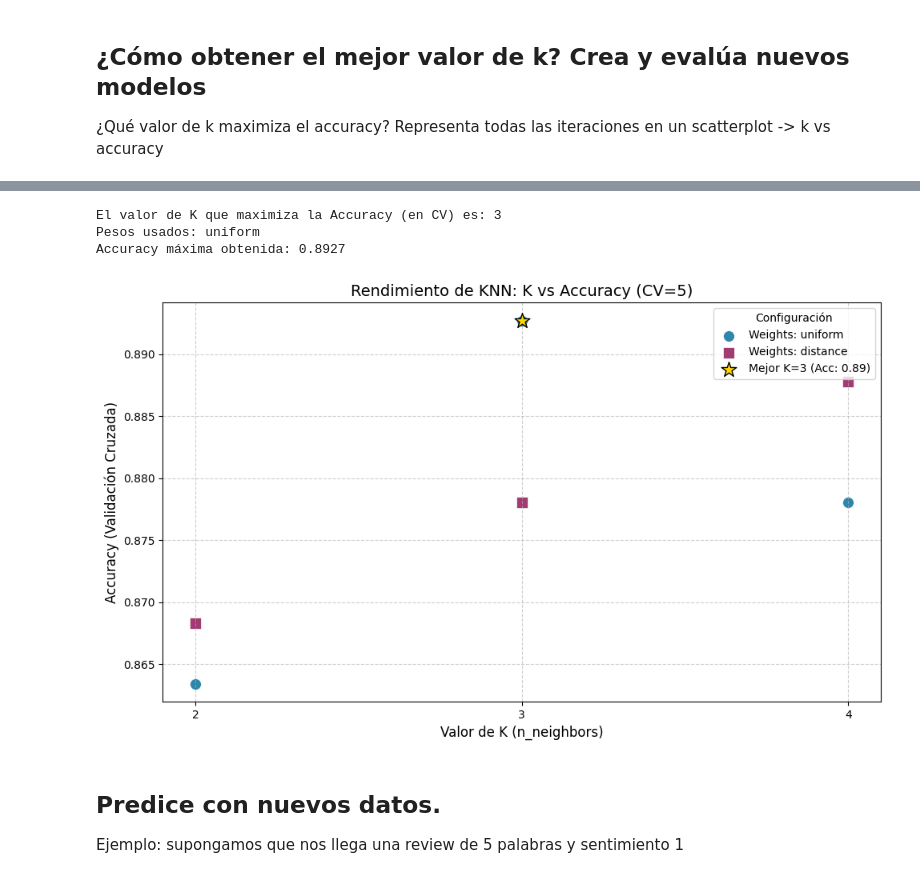
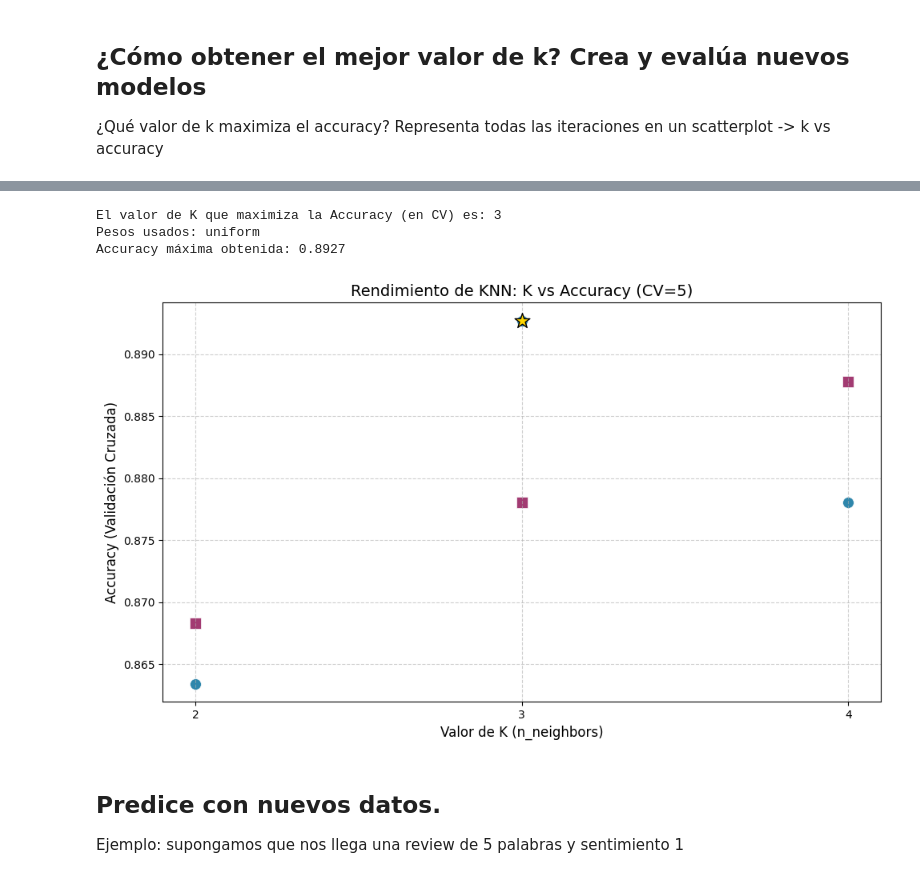
Before and after one commit to Varushet/Data_Science, a Jupyter notebook: 3-Machine_Learning/1-Supervisado/3-RegorClass/7-KNN/ejercicios/Ejercicio_k-NearestNeighbor_hecho.ipynb, the cells around one changed output, grey strips where cells are left out. Saved outputs shown, nothing was run; the diff lists cells and outputs as text; code cells hidden in the pictures.

```diff
--- a/3-Machine_Learning/1-Supervisado/3-RegorClass/7-KNN/ejercicios/Ejercicio_k-NearestNeighbor_hecho.ipynb
+++ b/3-Machine_Learning/1-Supervisado/3-RegorClass/7-KNN/ejercicios/Ejercicio_k-NearestNeighbor_hecho.ipynb
@@ -164,32 +201,18 @@ weighted avg       0.85      0.83      0.82        52
+# %%
+# 2. Encontrar el K que maximiza la accuracy
+best_row = df_plot.loc[df_plot['accuracy_cv'].idxmax()]
+best_k = int(best_row['k_value'])
+best_acc = best_row['accuracy_cv']
+best_weights = best_row['weights']
+
+print(f"El valor de K que maximiza la Accuracy (en CV) es: {best_k}")
+print(f"Pesos usados: {best_weights}")
+print(f"Accuracy máxima obtenida: {best_acc:.4f}")
+# %% [output]
+El valor de K que maximiza la Accuracy (en CV) es: 3
+Pesos usados: uniform
+Accuracy máxima obtenida: 0.8927
 # %%
-
-# 1. Extraer los resultados del GridSearch
-results = grid_search.cv_results_
-
-# Convertimos a DataFrame para manejarlo mejor
-df_results = pd.DataFrame(results)
-
-# Filtramos solo las columnas que nos interesan: los parámetros y el score mean test
-# Nota: 'mean_test_score' es la accuracy media de la validación cruzada interna (cv=5)
-df_plot = df_results[['param_model__n_neighbors', 'param_model__weights', 'mean_test_score']].copy()
-
-# Renombramos para claridad
-df_plot.rename(columns={
-    'param_model__n_neighbors': 'k_value',
-    'param_model__weights': 'weights',
-    'mean_test_score': 'accuracy_cv'
-}, inplace=True)
-
-# 2. Encontrar el K que maximiza la accuracy
-best_row = df_plot.loc[df_plot['accuracy_cv'].idxmax()]
-best_k = int(best_row['k_value'])
-best_acc = best_row['accuracy_cv']
-best_weights = best_row['weights']
-
-print(f"El valor de K que maximiza la Accuracy (en CV) es: {best_k}")
-print(f"Pesos usados: {best_weights}")
-print(f"Accuracy máxima obtenida: {best_acc:.4f}")
-
 # 3. Crear el Scatterplot
 plt.figure(figsize=(10, 6))
 
@@ -200,39 +223,35 @@ markers = {'uniform': 'o', 'distance': 's'} # Círculo y Cuadrado
 
 for weight_type in df_plot['weights'].unique():
     subset = df_plot[df_plot['weights'] == weight_type]
     plt.scatter(subset['k_value'], subset['accuracy_cv'],
                 label=f'Weights: {weight_type}',
                 color=colors[weight_type],
                 marker=markers[weight_type],
                 s=100, # Tamaño del punto
                 edgecolors='white',
                 linewidth=0.5)
 
 # Resaltar el mejor punto
 plt.scatter(best_k, best_acc,
             color='gold',
             edgecolors='black',
             zorder=5,
             s=200,
             marker='*',
             label=f'Mejor K={best_k} (Acc: {best_acc:.2f})')
 
 # Títulos y etiquetas
 plt.title(f'Rendimiento de KNN: K vs Accuracy (CV={cv})', fontsize=14)
 plt.xlabel('Valor de K (n_neighbors)', fontsize=12)
 plt.ylabel('Accuracy (Validación Cruzada)', fontsize=12)
-plt.xticks(range(lst_r1, lst_r2)) # Asegurar que se vean todos los K probados
-plt.legend(title="Configuración")
+plt.xticks(range(lst_r1, lst_r2))
 plt.grid(True, linestyle='--', alpha=0.6)
 
 # Estética limpia
 plt.tight_layout()
 plt.show()
 # %% [output]
-El valor de K que maximiza la Accuracy (en CV) es: 3
-Pesos usados: uniform
-Accuracy máxima obtenida: 0.8927
-[figure, old version]
+[figure, new version]
 # %% [markdown]
 ## Predice con nuevos datos.
 Ejemplo: supongamos que nos llega una review de 5 palabras y sentimiento 1
```
Also changed, not shown: parts of 3 cells of this notebook, 2 other files.
